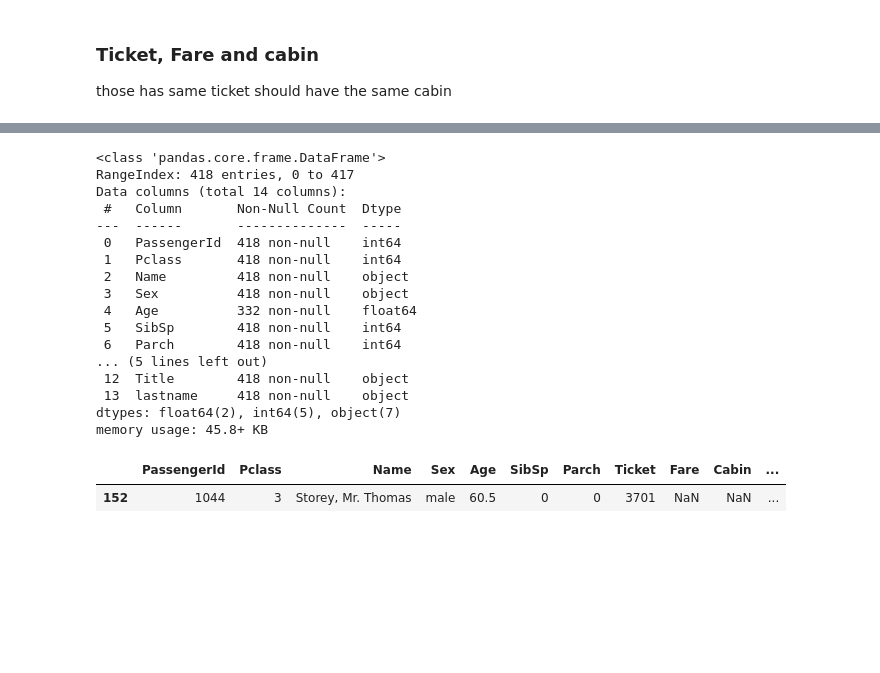
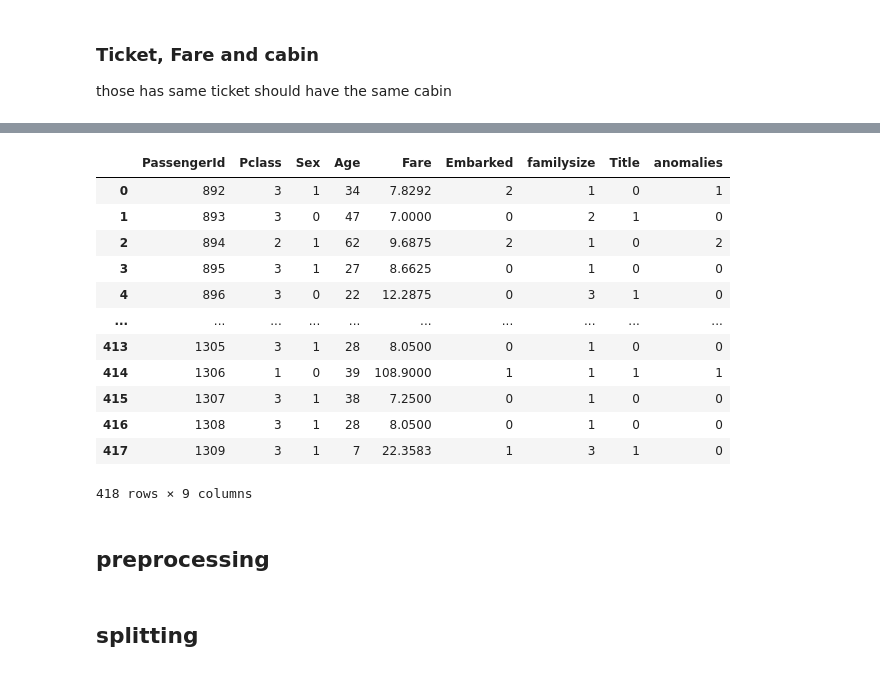
Before and after one commit to chienazazaz/Titanic, a Jupyter notebook: Titanic2.ipynb, the cells around one changed output, grey strips where cells are left out. Saved outputs shown, nothing was run; the diff lists cells and outputs as text; code cells hidden in the pictures; blank space fills up the shorter version.

```diff
--- a/Titanic2.ipynb
+++ b/Titanic2.ipynb
@@ -255,0 +320,2 @@ for dataset in combine:
+# %%
+test['Fare'] = test.groupby(['Pclass','Embarked'])['Fare'].apply(lambda x: x.fillna(x.mean()))
@@ -256,25 +448,18 @@ for dataset in combine:
 # %%
-test.info()
+test
 # %% [output]
+|  | PassengerId | Pclass | Sex | Age | Fare | Embarked | familysize | Title | anomalies |
+| 0 | 892 | 3 | 1 | 34 | 7.8292 | 2 | 1 | 0 | 1 |
+| 1 | 893 | 3 | 0 | 47 | 7.0000 | 0 | 2 | 1 | 0 |
+| 2 | 894 | 2 | 1 | 62 | 9.6875 | 2 | 1 | 0 | 2 |
+| 3 | 895 | 3 | 1 | 27 | 8.6625 | 0 | 1 | 0 | 0 |
+| 4 | 896 | 3 | 0 | 22 | 12.2875 | 0 | 3 | 1 | 0 |
+| ... | ... | ... | ... | ... | ... | ... | ... | ... | ... |
+| 413 | 1305 | 3 | 1 | 28 | 8.0500 | 0 | 1 | 0 | 0 |
+| 414 | 1306 | 1 | 0 | 39 | 108.9000 | 1 | 1 | 1 | 1 |
+| 415 | 1307 | 3 | 1 | 38 | 7.2500 | 0 | 1 | 0 | 0 |
+| 416 | 1308 | 3 | 1 | 28 | 8.0500 | 0 | 1 | 0 | 0 |
+| 417 | 1309 | 3 | 1 | 7 | 22.3583 | 1 | 3 | 1 | 0 |
-<class 'pandas.core.frame.DataFrame'>
-RangeIndex: 418 entries, 0 to 417
-Data columns (total 14 columns):
- #   Column       Non-Null Count  Dtype
----  ------       --------------  -----
- 0   PassengerId  418 non-null    int64
- 1   Pclass       418 non-null    int64
- 2   Name         418 non-null    object
- 3   Sex          418 non-null    object
- 4   Age          332 non-null    float64
- 5   SibSp        418 non-null    int64
- 6   Parch        418 non-null    int64
-... (5 lines left out)
- 12  Title        418 non-null    object
- 13  lastname     418 non-null    object
-dtypes: float64(2), int64(5), object(7)
-memory usage: 45.8+ KB
+418 rows × 9 columns
-# %%
-test[test['Fare'].isna() == True]
-# %% [output]
-|  | PassengerId | Pclass | Name | Sex | Age | SibSp | Parch | Ticket | Fare | Cabin | ... |
-| 152 | 1044 | 3 | Storey, Mr. Thomas | male | 60.5 | 0 | 0 | 3701 | NaN | NaN | ... |
+# %% [markdown]
+## preprocessing
@@ -280,0 +476,2 @@ test[test['Fare'].isna() == True]
+# %% [markdown]
+## splitting
```
Also changed, not shown: parts of 40 cells of this notebook.
